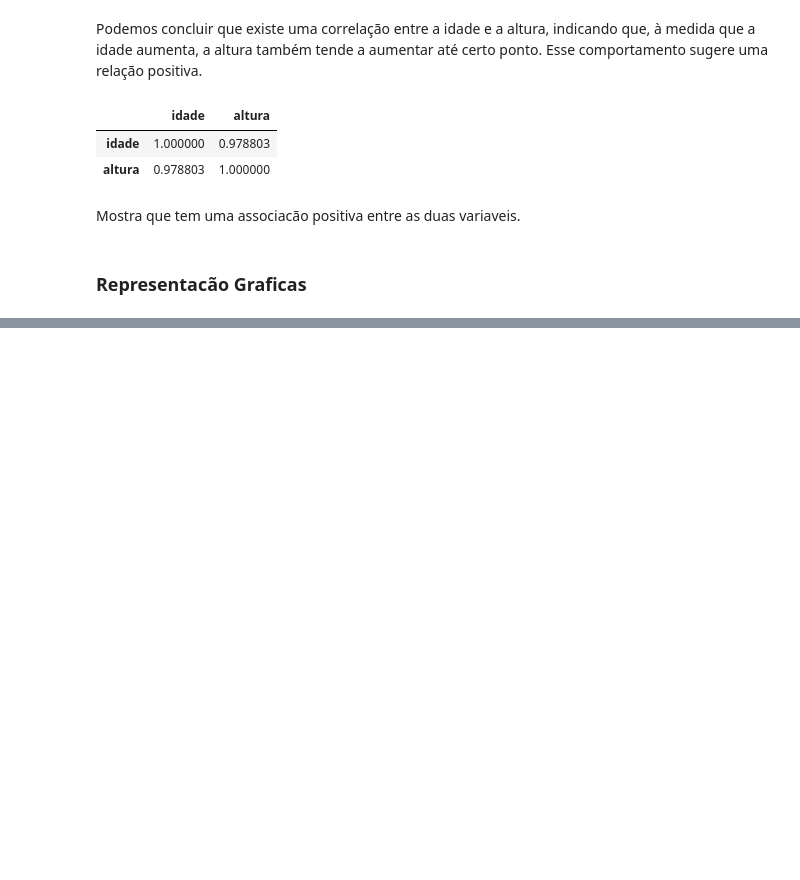
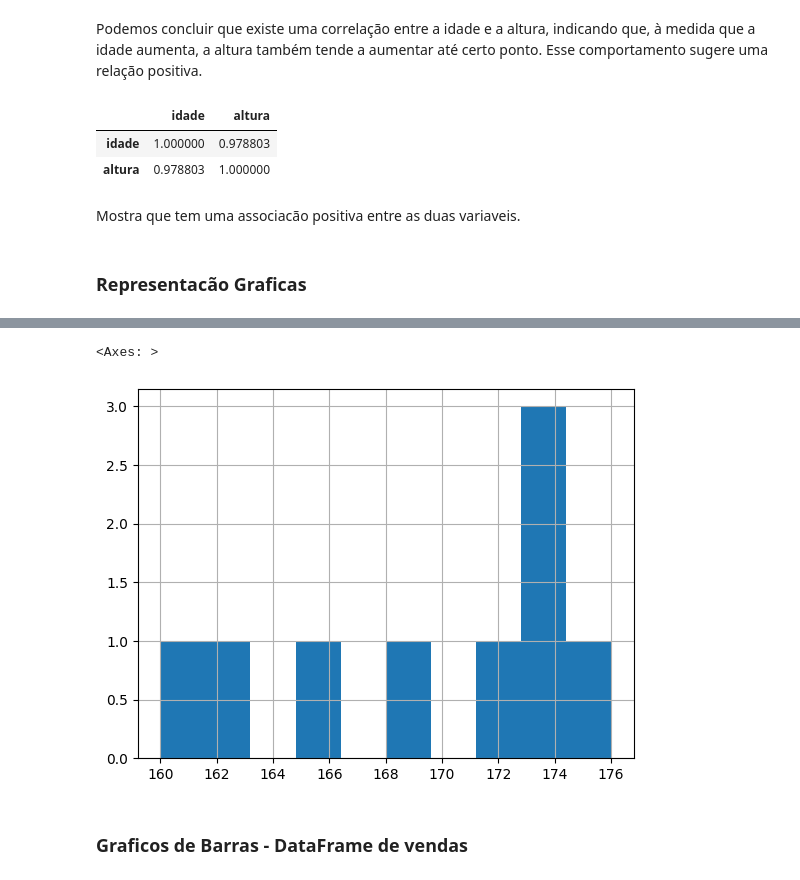
Before and after one commit to LeoStarkBR/IA-Com-python---Estudos, a Jupyter notebook: estatistica_devs/estatistica_devs.ipynb, the cells around one changed output, grey strips where cells are left out. Saved outputs shown, nothing was run; the diff lists cells and outputs as text; code cells hidden in the pictures; blank space fills up the shorter version.

```diff
--- a/estatistica_devs/estatistica_devs.ipynb
+++ b/estatistica_devs/estatistica_devs.ipynb
@@ -299,0 +309,8 @@ atípicos.
+# %%
+#histograma da altura
+df_medidas.altura.hist()
+# %% [output]
+<Axes: >
+[figure, added]
+# %% [markdown]
+### Graficos de Barras - DataFrame de vendas
```
Also changed, not shown: parts of 7 cells of this notebook, 2 other files.
